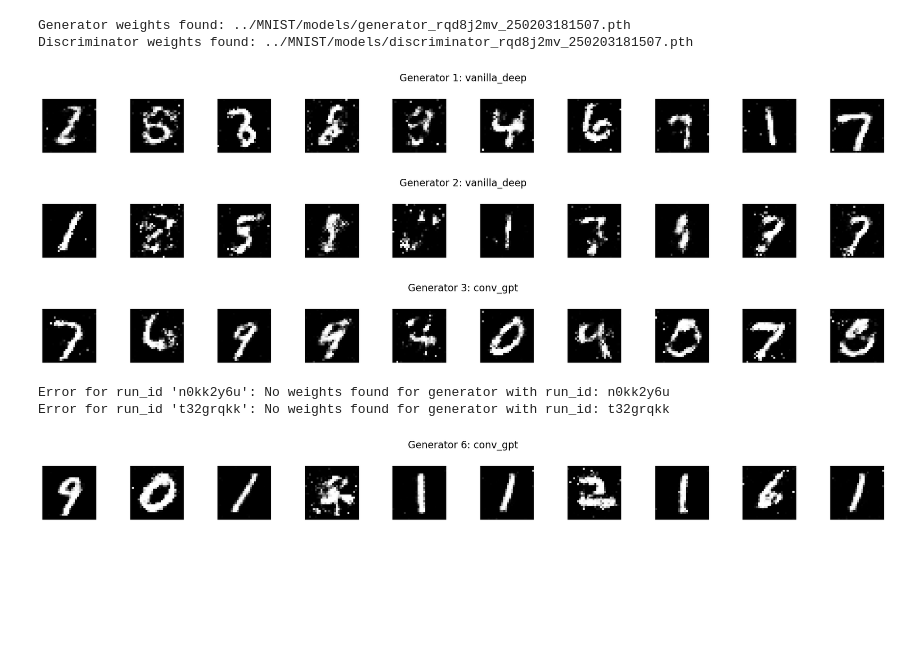
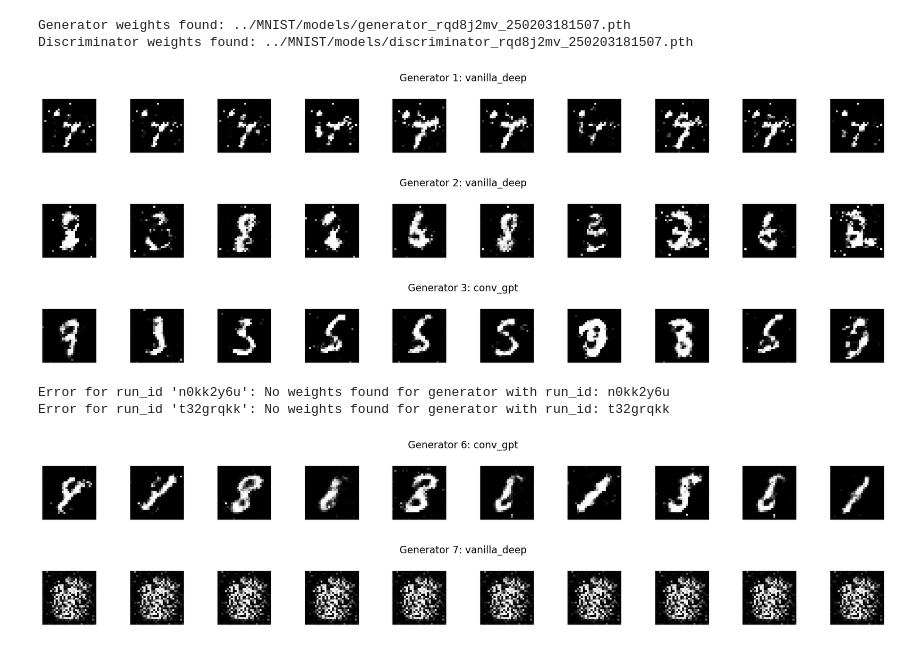
Before and after one commit to bobbypestana/gan_noise, a Jupyter notebook: notebooks/explore_results.ipynb, the cells around one changed output. Cells and saved outputs as stored; diff of their text form; code cells hidden in the pictures; blank space fills up the shorter version.

```diff
--- a/notebooks/explore_results.ipynb
+++ b/notebooks/explore_results.ipynb
@@ -274,53 +274,54 @@ def compare_generators(run_ids, architectures, latent_sizes, num_samples=10, noi
             print(f"Unexpected error for run_id '{run_id}': {e}")
 # %%
 # List of run_ids to compare
-run_ids = ["rqd8j2mv", "0aua94i4", "oho43hkl",  "n0kk2y6u", "t32grqkk", "9jzv8psh"]  # Replace with your list of run_ids
+run_ids = ["rqd8j2mv", "0aua94i4", "oho43hkl",  "n0kk2y6u", "t32grqkk", "9jzv8psh", "nay85spo"]  # Replace with your list of run_ids
 
 # Number of samples per Generator
 num_samples = 10
 
 custom_noise_config = {
     # Options: 'normal', 'uniform', 'exponential', 'lognormal', 'gamma', 'poisson', 'random_binary', 'pfc_sim'.
-    "noise_type": "normal",
+    "noise_type": "pfc_sim",
     "noise_mean": 0.0,
     "noise_std": 1.0,
     "noise_min": -1.0,
     "noise_max": 1.0,
     "noise_lambda": 1.0,
     "noise_alpha": 2.0,
     "noise_beta": 1.0,
-    "d": 4,  # Number of photonic modes (for PFC simulation)
-    "l": 1,  # Number of layers (for PFC simulation)
+    "photonic_modes": 8,  # Number of photonic modes (for PFC simulation)
+    "photonic_layers": 3,  # Number of layers (for PFC simulation)
 }
 
 
 # Extract architectures and latent sizes
 architectures = []
 latent_sizes = []
 for run_id in run_ids:
     config = find_architecture(run_id)  # Get full configuration
     architectures.append(config[0])  # Architecture name
     latent_sizes.append(config[1]['latent_size']['value'])  # Latent size
 
 # Use the latent size of the first generator to generate noise vectors
 latent_size = latent_sizes[0]  # Assume all generators have the same latent size
 custom_noise_config["batch_size"] = num_samples
 custom_noise_config["latent_size"] = latent_size
 
 # Initialize NoiseGenerator and generate noise vectors
 device = torch.device("cpu")  # Use CPU for noise generation
 noise_gen = NoiseGenerator(config=custom_noise_config, device=device)
 noise_vectors = noise_gen.generate_noise()
 
 # Compare the Generators
 compare_generators(run_ids, architectures, latent_sizes, num_samples=num_samples, noise_vectors=noise_vectors)
 # %% [output]
-[figure, old version]
+[figure, new version]
-[figure, old version]
+[figure, new version]
-[figure, old version]
+[figure, new version]
 Error for run_id 'n0kk2y6u': No weights found for generator with run_id: n0kk2y6u
 Error for run_id 't32grqkk': No weights found for generator with run_id: t32grqkk
-[figure, old version]
+[figure, new version]
+[figure, added]
 # %%
 def plot_noise_raw(noise_type_, config_, noise_vectors):
     """
```
Also changed, not shown: parts of 1 cell of this notebook, 3 other files.
